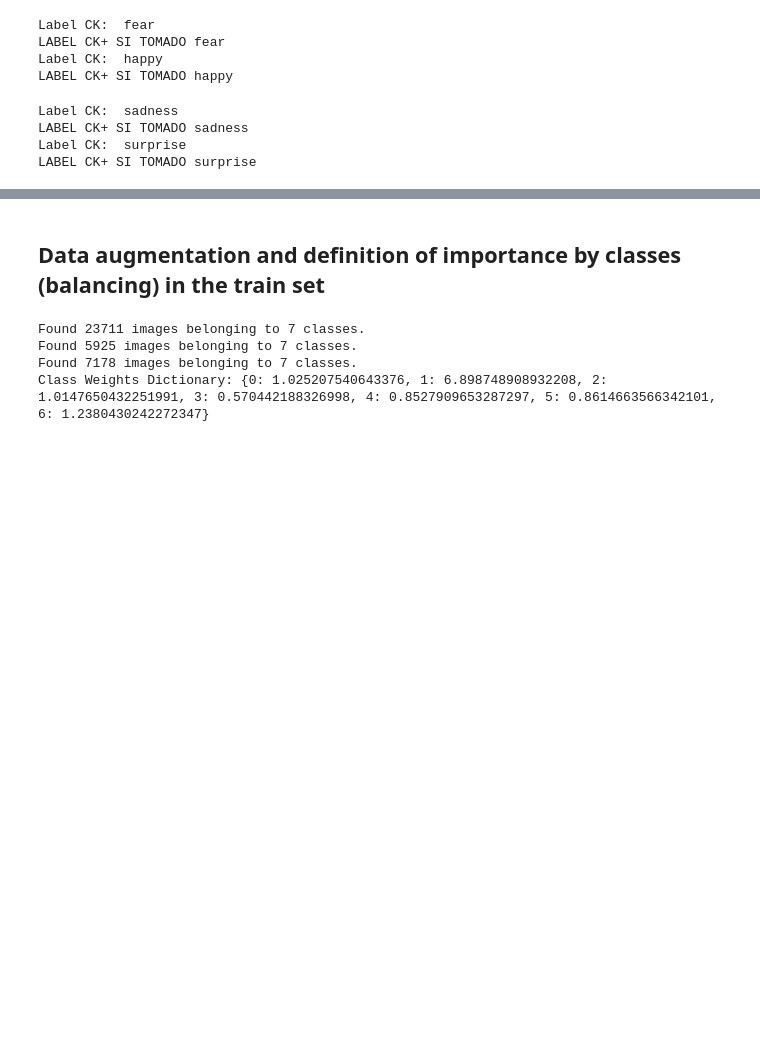
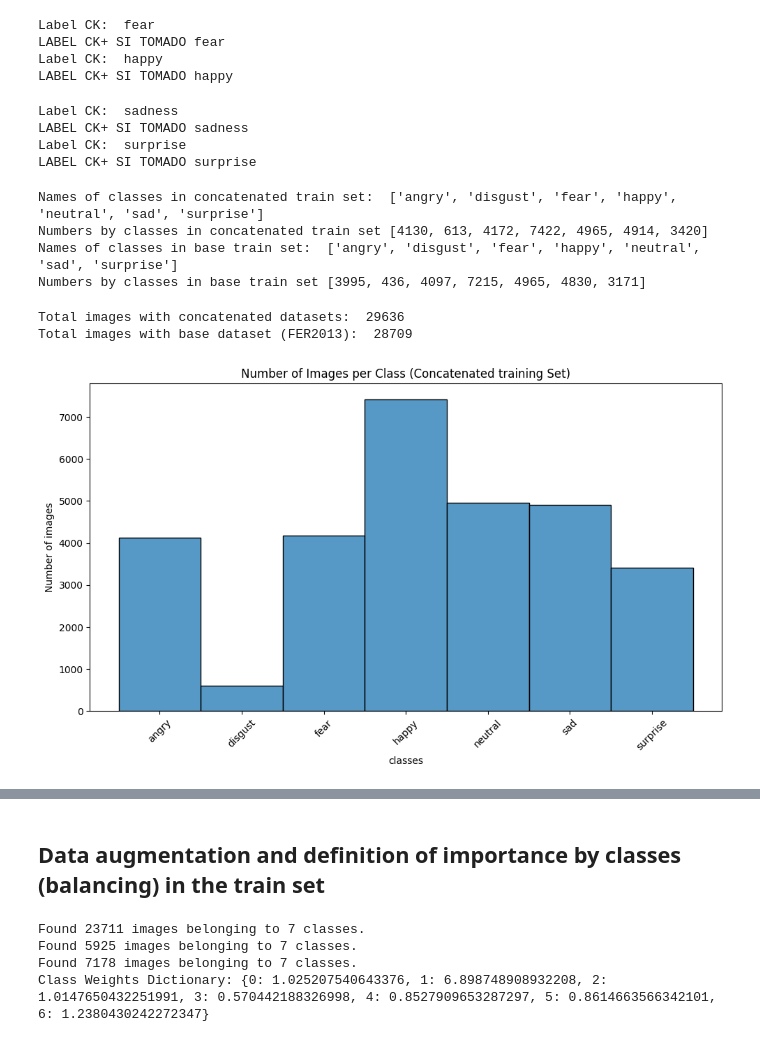
Before and after one commit to BryanBACS/Emotion-Recognition-Multimodal, a Jupyter notebook: Modelos inteligencia artificial/Modalidad imagen/1_codeWithWeights.ipynb, the cells around one changed output, grey strips where cells are left out. Cells and saved outputs as stored; diff of their text form; code cells hidden in the pictures; blank space fills up the shorter version.

```diff
--- a/Modelos inteligencia artificial/Modalidad imagen/1_codeWithWeights.ipynb
+++ b/Modelos inteligencia artificial/Modalidad imagen/1_codeWithWeights.ipynb
@@ -4720,3 +4721,49 @@ Label CK:  sadness
 LABEL CK+ SI TOMADO sadness
 Label CK:  surprise
 LABEL CK+ SI TOMADO surprise
+# %%
+train_concatenated = 'concatenatedFERandCK'
+train_base = 'fer2013/train'
+
+def count_images_byClass(directory):
+    classes = sorted(os.listdir(directory))
+    num_images = []
+    for clase in classes:
+        class_dir = os.path.join(directory, clase)
+        num_images.append(len(os.listdir(class_dir)))
+    return classes, num_images
+
+train_classes_concatenated, train_num_images_concatenated = count_images_byClass(train_concatenated)
+train_classes, train_num_images = count_images_byClass(train_base)
+
+
+print("Names of classes in concatenated train set: ", train_classes_concatenated)
+print("Numbers by classes in concatenated train set", train_num_images_concatenated)
+
+print("Names of classes in base train set: ", train_classes)
+print("Numbers by classes in base train set", train_num_images)
+# %% [output]
+Names of classes in concatenated train set:  ['angry', 'disgust', 'fear', 'happy', 'neutral', 'sad', 'surprise']
+Numbers by classes in concatenated train set [4130, 613, 4172, 7422, 4965, 4914, 3420]
+Names of classes in base train set:  ['angry', 'disgust', 'fear', 'happy', 'neutral', 'sad', 'surprise']
+Numbers by classes in base train set [3995, 436, 4097, 7215, 4965, 4830, 3171]
+# %%
+train_num_images_concatenated_total = sum(train_num_images_concatenated)
+train_num_images_total = sum(train_num_images)
+
+print("Total images with concatenated datasets: ", train_num_images_concatenated_total)
+print("Total images with base dataset (FER2013): ", train_num_images_total)
+# %% [output]
+Total images with concatenated datasets:  29636
+Total images with base dataset (FER2013):  28709
+# %%
+plt.figure(figsize=(10, 6))
+sns.histplot(x=train_classes_concatenated, weights=train_num_images_concatenated, bins=len(train_classes_concatenated), kde=False)
+plt.xticks(rotation=45)
+plt.xlabel('classes')
+plt.ylabel('Number of images')
+plt.title('Number of Images per Class (Concatenated training Set)')
+plt.tight_layout()
+plt.show()
+# %% [output]
+[figure, added]
```
Also changed, not shown: parts of 9 cells of this notebook, 1 other file.
